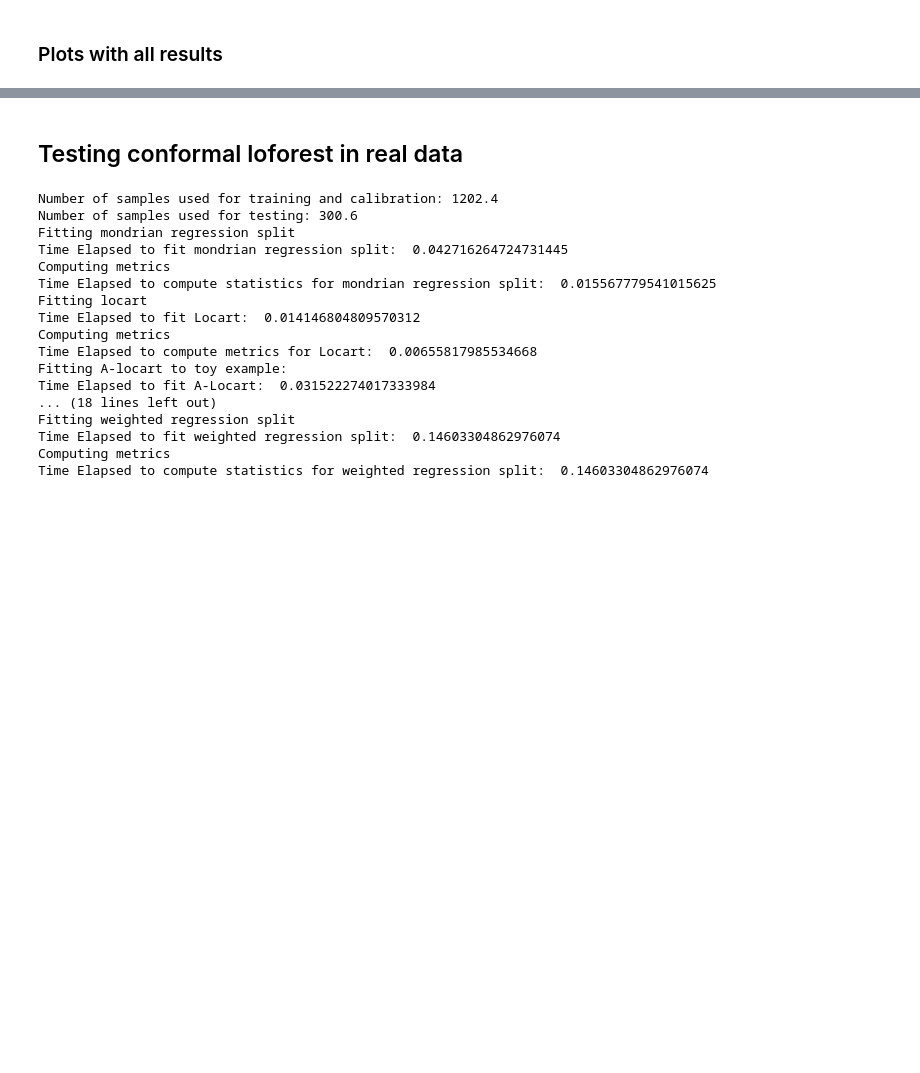
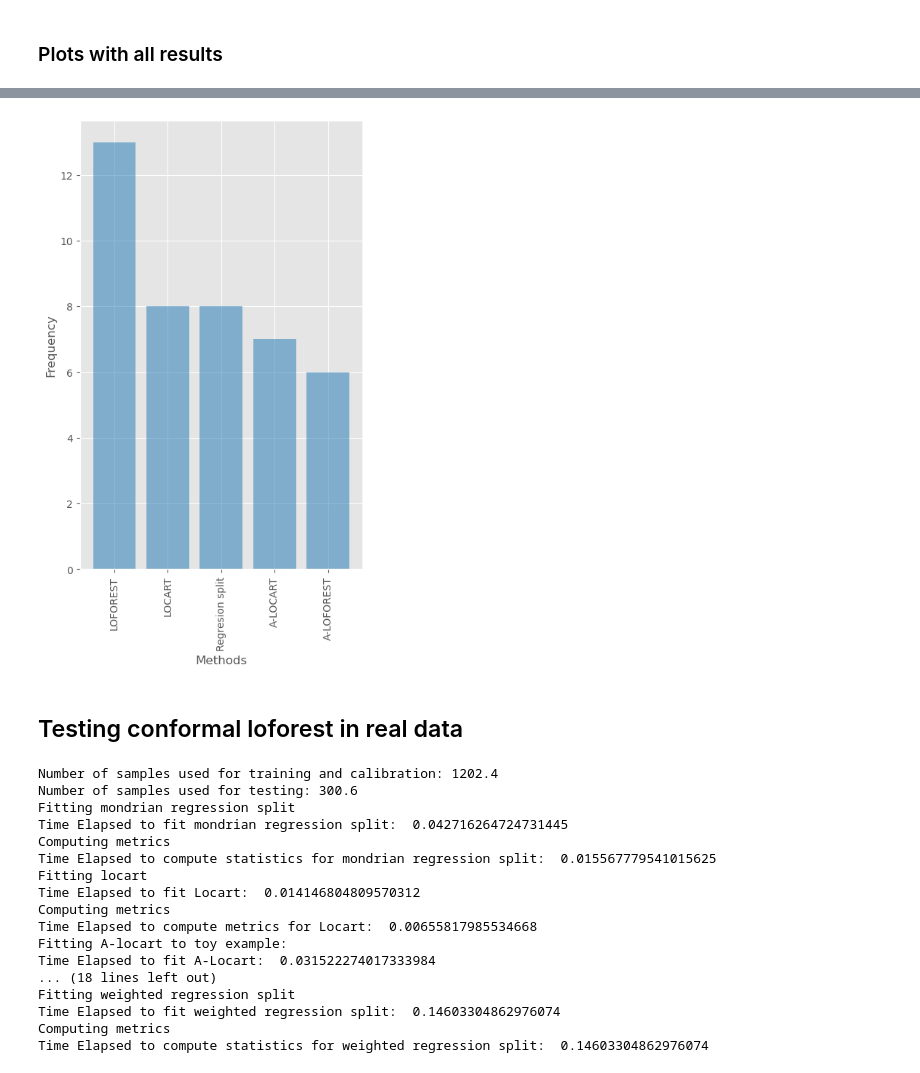
Before and after one commit to Monoxido45/CSI, a Jupyter notebook: experiments/loforest.ipynb, the cells around one changed output, grey strips where cells are left out. Cells and saved outputs as stored; diff of their text form; code cells hidden in the pictures; blank space fills up the shorter version.

```diff
--- a/experiments/loforest.ipynb
+++ b/experiments/loforest.ipynb
@@ -1236,20 +1273,22 @@ plt.show()  # Display the figure
 # %%
 data_count_average_dif = (melted_df.
- groupby(['Setting']).
+ groupby(['Setting', 'p']).
   apply(lambda df: df.nsmallest(n = 1, columns = 'Average Distance', keep = "all")).
   value_counts("methods")
   )
 
 plt.figure(figsize = (5, 8))
 plt.bar(x = data_count_average_dif.keys(),
         height = data_count_average_dif.values,
         color = "tab:blue", alpha = 0.5)
 plt.xlabel("Methods")
 plt.xticks(rotation=90)
 plt.ylabel("Frequency")
 
-plt.savefig("best_methods_random_forest_real_data.pdf", bbox_inches='tight')
+plt.savefig("best_methods_random_forest_simulated.pdf", bbox_inches='tight')
 plt.show()
+# %% [output]
+[figure, added]
 # %% [markdown]
 ## Testing conformal loforest in real data
 # %%
```
Also changed, not shown: parts of 53 cells of this notebook.
